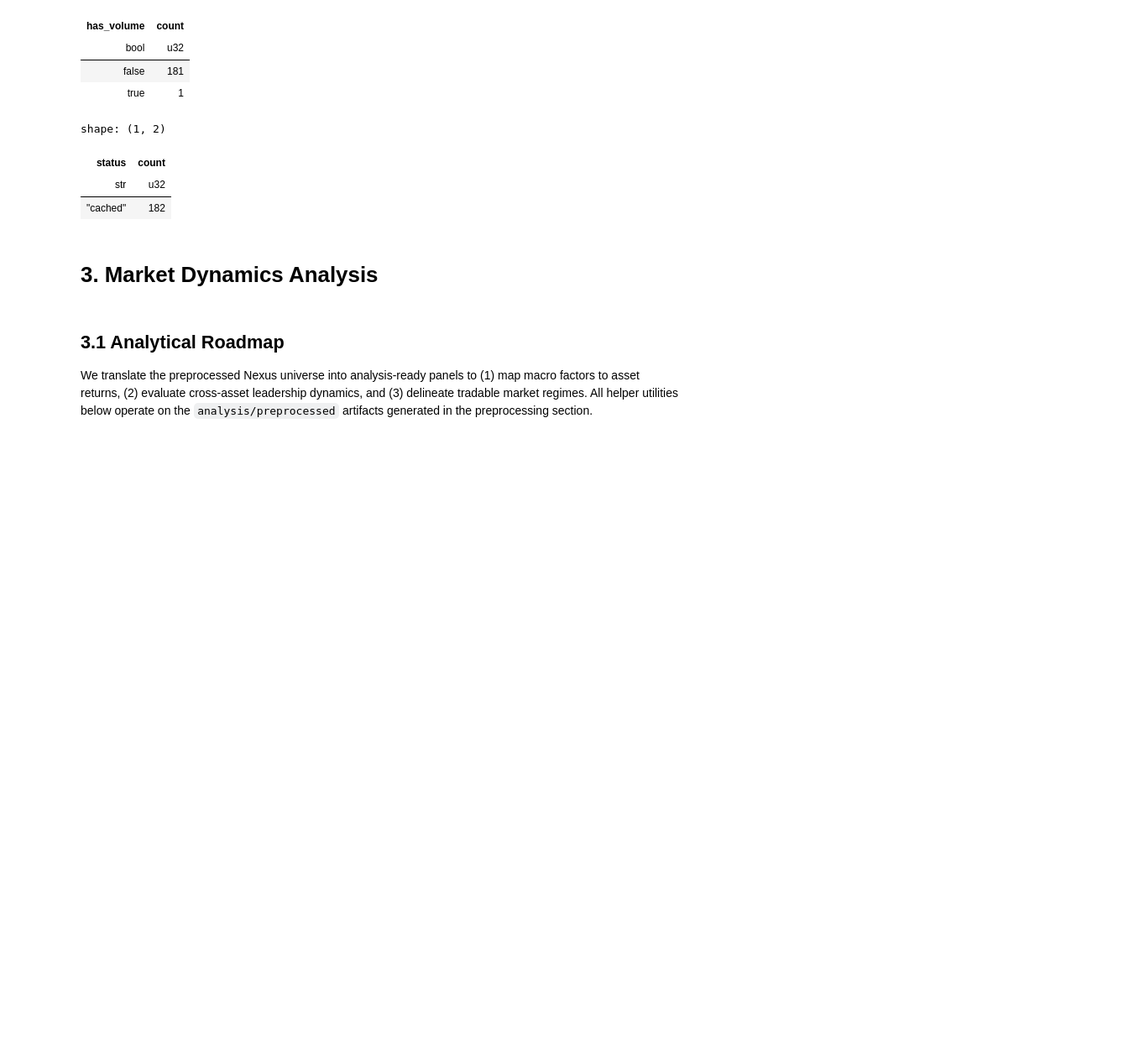
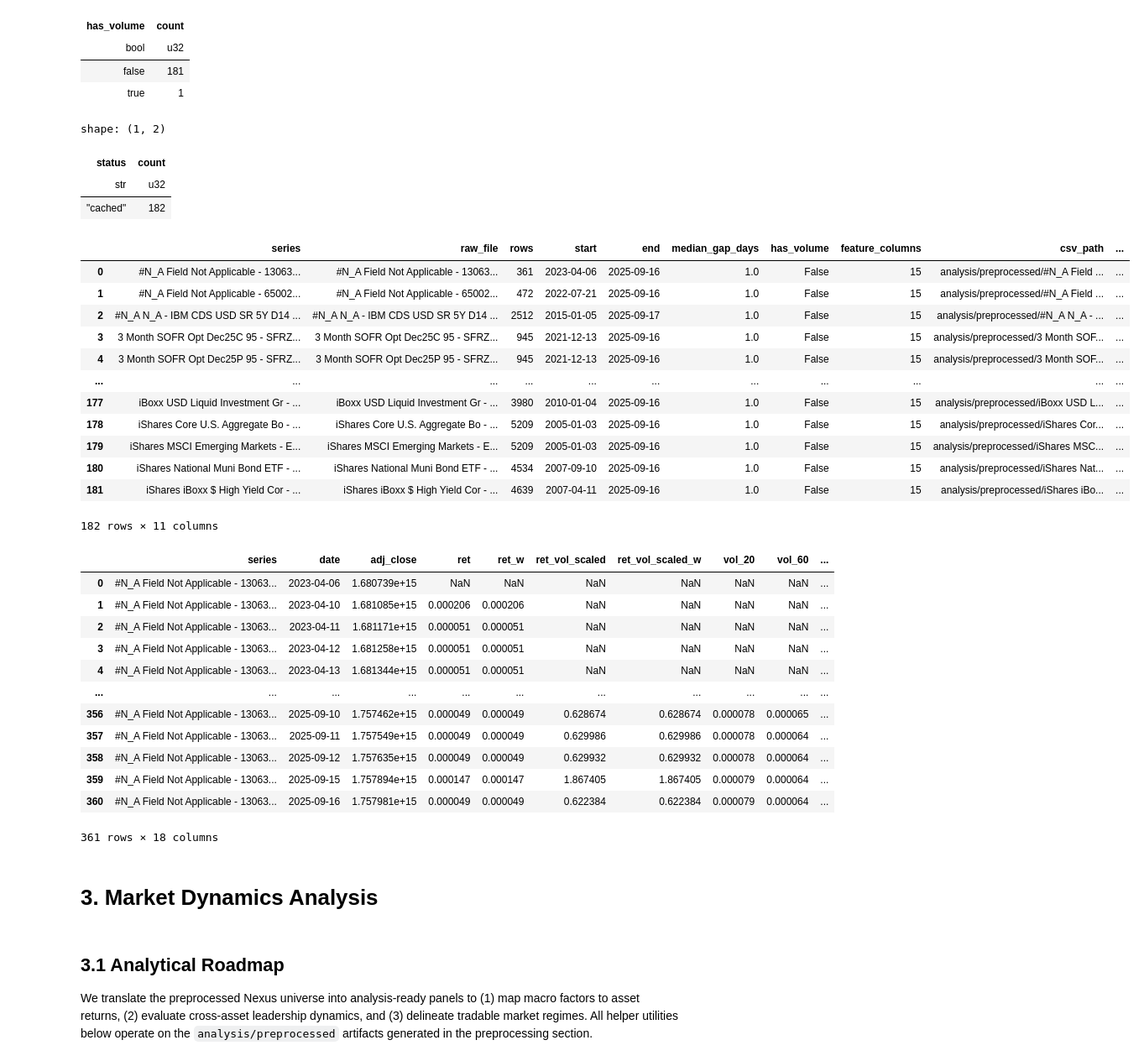
Before and after one commit to kecheng-shi/Nexus-data-preprocessing, a Jupyter notebook: Nexus Data Analysis.ipynb, the cells around one changed output. Shown at 84% size. Drawn from its saved outputs; the diff is of its cells as text; code cells hidden in the pictures; blank space fills up the shorter version.

```diff
--- a/Nexus Data Analysis.ipynb
+++ b/Nexus Data Analysis.ipynb
@@ -512,6 +512,46 @@ shape: (1, 2)
 | status | count |
 | str | u32 |
 | "cached" | 182 |
+# %%
+if "meta_table" not in globals():
+    raise NameError("Run the preprocessing cell (index 29) before previewing the outputs.")
+
+meta_sorted = meta_table.sort("series")
+display(meta_sorted.to_pandas())
+
+csv_paths = meta_sorted["csv_path"].to_list()
+if csv_paths:
+    sample_frame = pl.read_csv(Path(csv_paths[0]), try_parse_dates=True)
+    display(sample_frame.to_pandas())
+else:
+    print("No preprocessed CSV files found.")
+# %% [output]
+|  | series | raw_file | rows | start | end | median_gap_days | has_volume | feature_columns | csv_path | ... |
+| 0 | #N_A Field Not Applicable - 13063... | #N_A Field Not Applicable - 13063... | 361 | 2023-04-06 | 2025-09-16 | 1.0 | False | 15 | analysis/preprocessed/#N_A Field ... | ... |
+| 1 | #N_A Field Not Applicable - 65002... | #N_A Field Not Applicable - 65002... | 472 | 2022-07-21 | 2025-09-16 | 1.0 | False | 15 | analysis/preprocessed/#N_A Field ... | ... |
+| 2 | #N_A N_A - IBM CDS USD SR 5Y D14 ... | #N_A N_A - IBM CDS USD SR 5Y D14 ... | 2512 | 2015-01-05 | 2025-09-17 | 1.0 | False | 15 | analysis/preprocessed/#N_A N_A - ... | ... |
+| 3 | 3 Month SOFR Opt Dec25C 95 - SFRZ... | 3 Month SOFR Opt Dec25C 95 - SFRZ... | 945 | 2021-12-13 | 2025-09-16 | 1.0 | False | 15 | analysis/preprocessed/3 Month SOF... | ... |
+| 4 | 3 Month SOFR Opt Dec25P 95 - SFRZ... | 3 Month SOFR Opt Dec25P 95 - SFRZ... | 945 | 2021-12-13 | 2025-09-16 | 1.0 | False | 15 | analysis/preprocessed/3 Month SOF... | ... |
+| ... | ... | ... | ... | ... | ... | ... | ... | ... | ... | ... |
+| 177 | iBoxx USD Liquid Investment Gr - ... | iBoxx USD Liquid Investment Gr - ... | 3980 | 2010-01-04 | 2025-09-16 | 1.0 | False | 15 | analysis/preprocessed/iBoxx USD L... | ... |
+| 178 | iShares Core U.S. Aggregate Bo - ... | iShares Core U.S. Aggregate Bo - ... | 5209 | 2005-01-03 | 2025-09-16 | 1.0 | False | 15 | analysis/preprocessed/iShares Cor... | ... |
+| 179 | iShares MSCI Emerging Markets - E... | iShares MSCI Emerging Markets - E... | 5209 | 2005-01-03 | 2025-09-16 | 1.0 | False | 15 | analysis/preprocessed/iShares MSC... | ... |
+| 180 | iShares National Muni Bond ETF - ... | iShares National Muni Bond ETF - ... | 4534 | 2007-09-10 | 2025-09-16 | 1.0 | False | 15 | analysis/preprocessed/iShares Nat... | ... |
+| 181 | iShares iBoxx $ High Yield Cor - ... | iShares iBoxx $ High Yield Cor - ... | 4639 | 2007-04-11 | 2025-09-16 | 1.0 | False | 15 | analysis/preprocessed/iShares iBo... | ... |
+182 rows × 11 columns
+|  | series | date | adj_close | ret | ret_w | ret_vol_scaled | ret_vol_scaled_w | vol_20 | vol_60 | ... |
+| 0 | #N_A Field Not Applicable - 13063... | 2023-04-06 | 1.680739e+15 | NaN | NaN | NaN | NaN | NaN | NaN | ... |
+| 1 | #N_A Field Not Applicable - 13063... | 2023-04-10 | 1.681085e+15 | 0.000206 | 0.000206 | NaN | NaN | NaN | NaN | ... |
+| 2 | #N_A Field Not Applicable - 13063... | 2023-04-11 | 1.681171e+15 | 0.000051 | 0.000051 | NaN | NaN | NaN | NaN | ... |
+| 3 | #N_A Field Not Applicable - 13063... | 2023-04-12 | 1.681258e+15 | 0.000051 | 0.000051 | NaN | NaN | NaN | NaN | ... |
+| 4 | #N_A Field Not Applicable - 13063... | 2023-04-13 | 1.681344e+15 | 0.000051 | 0.000051 | NaN | NaN | NaN | NaN | ... |
+| ... | ... | ... | ... | ... | ... | ... | ... | ... | ... | ... |
+| 356 | #N_A Field Not Applicable - 13063... | 2025-09-10 | 1.757462e+15 | 0.000049 | 0.000049 | 0.628674 | 0.628674 | 0.000078 | 0.000065 | ... |
+| 357 | #N_A Field Not Applicable - 13063... | 2025-09-11 | 1.757549e+15 | 0.000049 | 0.000049 | 0.629986 | 0.629986 | 0.000078 | 0.000064 | ... |
+| 358 | #N_A Field Not Applicable - 13063... | 2025-09-12 | 1.757635e+15 | 0.000049 | 0.000049 | 0.629932 | 0.629932 | 0.000078 | 0.000064 | ... |
+| 359 | #N_A Field Not Applicable - 13063... | 2025-09-15 | 1.757894e+15 | 0.000147 | 0.000147 | 1.867405 | 1.867405 | 0.000079 | 0.000064 | ... |
+| 360 | #N_A Field Not Applicable - 13063... | 2025-09-16 | 1.757981e+15 | 0.000049 | 0.000049 | 0.622384 | 0.622384 | 0.000079 | 0.000064 | ... |
+361 rows × 18 columns
 # %% [markdown]
 # 3. Market Dynamics Analysis
 # %% [markdown]
```
Also changed, not shown: parts of 2 cells of this notebook, 1 other file.
